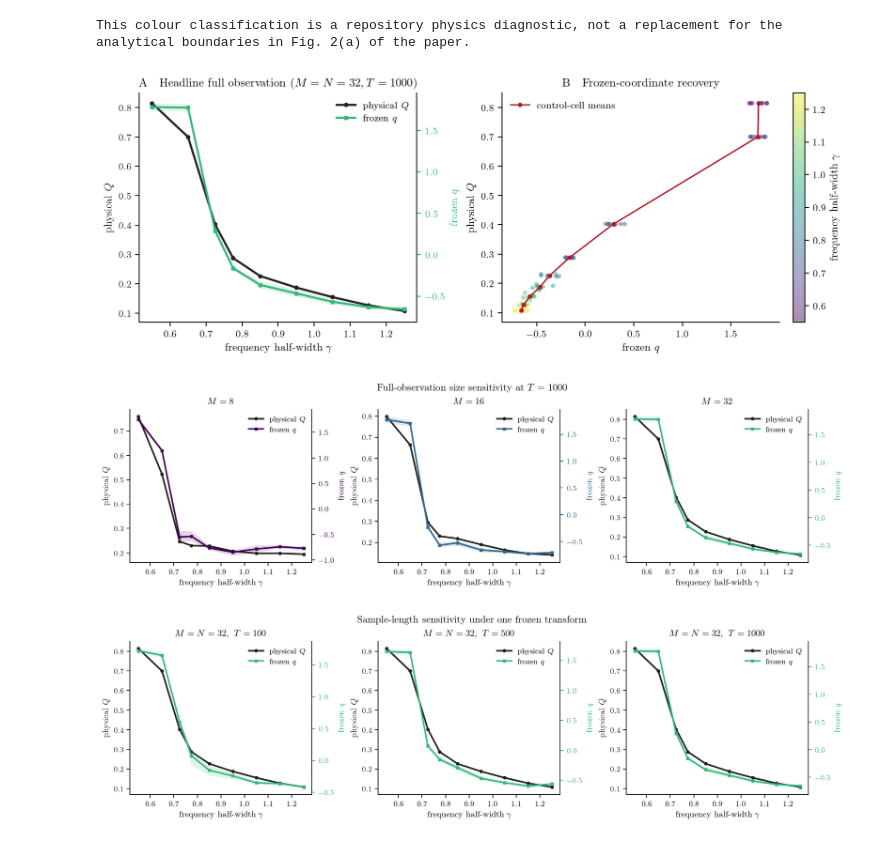
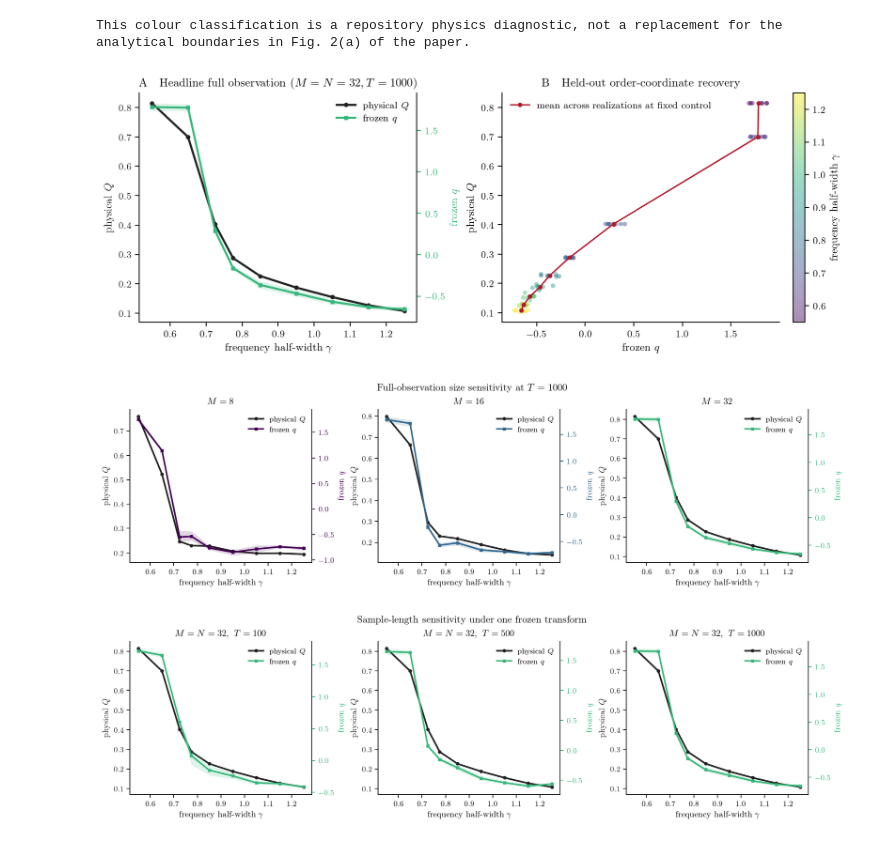
Before and after one commit to willedibam/mts-spi-study-cluster, a Jupyter notebook: notebooks/inference/order-parameter-benchmark-comparison.ipynb, the cells around one changed output. Saved outputs shown, nothing was run; the diff lists cells and outputs as text; code cells hidden in the pictures.

Commit message:
Refine benchmark recovery figures

```diff
--- a/notebooks/inference/order-parameter-benchmark-comparison.ipynb
+++ b/notebooks/inference/order-parameter-benchmark-comparison.ipynb
@@ -128,7 +128,7 @@ def recovery_scatter(ax, frame, *, Q, q, control, q_sign=1.0, title=""):
     q_values = q_sign * frame[q].to_numpy(dtype=float)
     points = ax.scatter(q_values, frame[Q], c=frame[control], cmap="viridis", s=15, alpha=.45, edgecolors="none")
     means = frame.assign(_q=q_values).groupby(control)[["_q", Q]].mean().sort_index()
-    ax.plot(means["_q"], means[Q], color="#b2182b", lw=1.2, marker="o", ms=2.8, label="control-cell means")
+    ax.plot(means["_q"], means[Q], color="#b2182b", lw=1.2, marker="o", ms=2.8, label="mean across realizations at fixed control")
     ax.set_xlabel(r"frozen $q$")
     ax.set_ylabel(r"physical $Q$")
     ax.set_title(title)
@@ -288,26 +288,26 @@ This colour classification is a repository physics diagnostic, not a replacement
 # %%
 sl_headline = sl_primary.query("M == 32")
 fig, axes = plt.subplots(1, 2, figsize=(8.8, 3.35), constrained_layout=True)
 dual_tracking(
     axes[0], sl_headline, control="gamma", Q="Q_R_mean", q="q", q_sign=1,
     q_color=COLORS[32], title=r"A\quad Headline full observation ($M=N=32,T=1000$)",
 )
 points = recovery_scatter(
     axes[1], sl_headline, Q="Q_R_mean", q="q", control="gamma", q_sign=1,
-    title=r"B\quad Frozen-coordinate recovery",
+    title=r"B\quad Held-out order-coordinate recovery",
 )
 fig.colorbar(points, ax=axes[1], label=r"frequency half-width $\gamma$")
 # fig.savefig(FIGURE_DIR / "stuart_landau_headline.svg")
 plt.show()
 
 fig = size_tracking(
     sl_primary, control="gamma", Q="Q_R_mean", q="q", q_sign=1,
     boundary=None, title=r"Full-observation size sensitivity at $T=1000$",
 )
 # fig.savefig(FIGURE_DIR / "stuart_landau_by_M.svg")
 plt.show()
 # %% [output]
-[figure, old version]
+[figure, new version]
 [figure]
 # %%
 fig, axes = plt.subplots(1, 3, figsize=(11.25, 3.15), constrained_layout=True)
```
Also changed, not shown: parts of 5 cells of this notebook, 15 other files.
